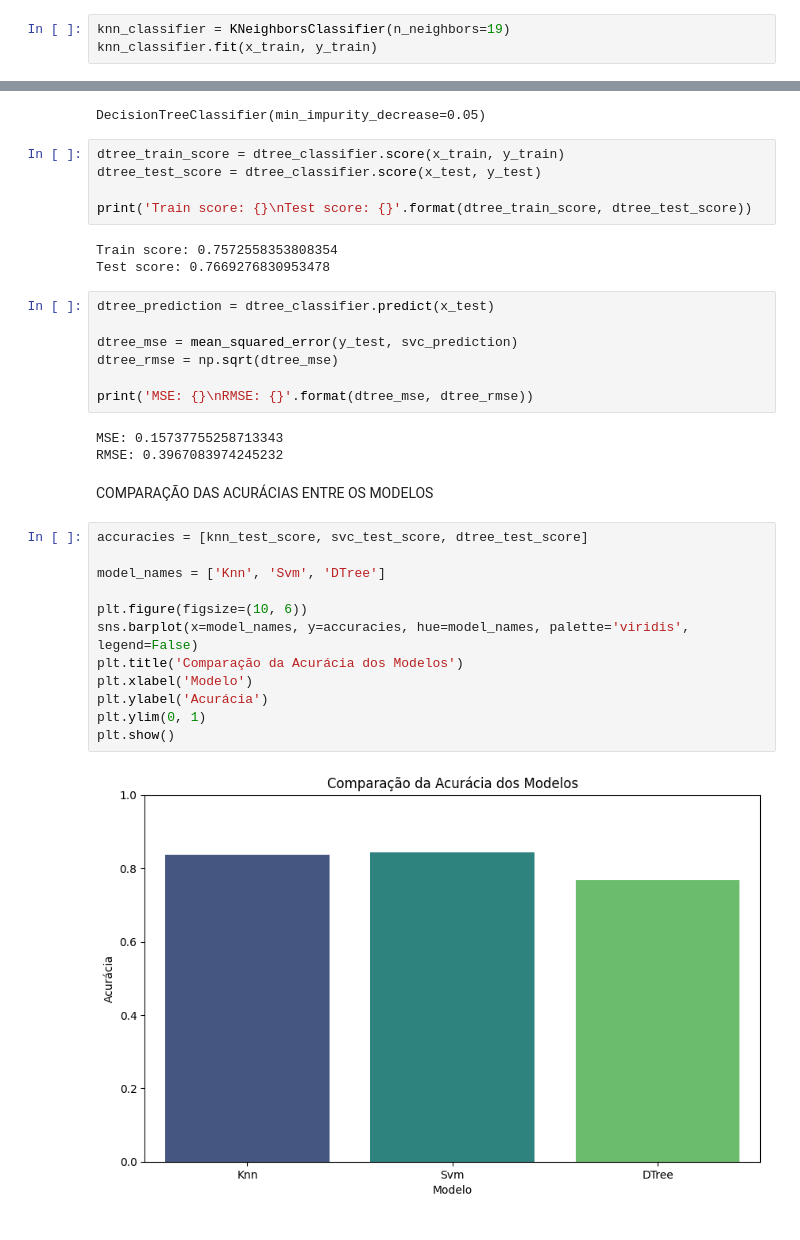
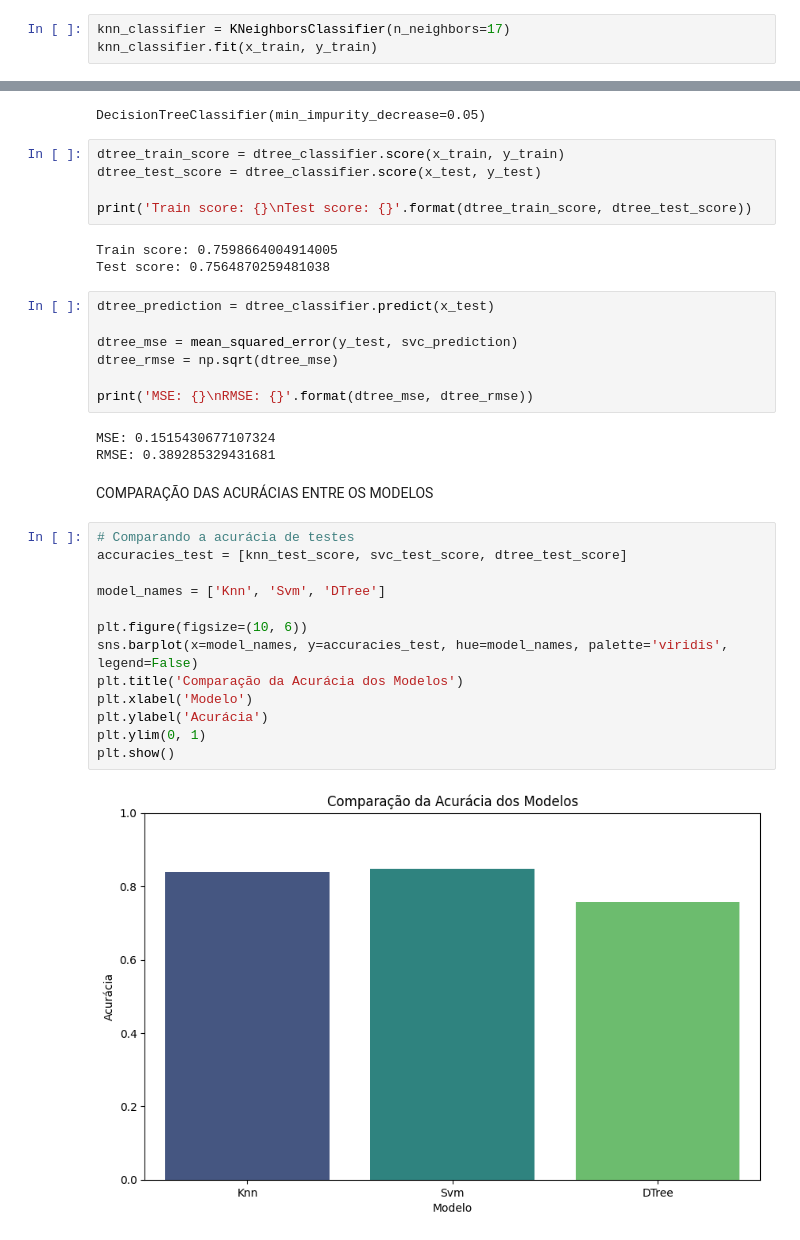
Before and after one commit to Cayros7k/a2-maapia, a Jupyter notebook: ap2.ipynb, the cells around one changed output, grey strips where cells are left out. Saved outputs shown, nothing was run; the diff lists cells and outputs as text.

```diff
--- a/ap2.ipynb
+++ b/ap2.ipynb
@@ -469,4 +469,4 @@ print(error_rate.index(np.min(error_rate)))
 # %%
-knn_classifier = KNeighborsClassifier(n_neighbors=19)
+knn_classifier = KNeighborsClassifier(n_neighbors=17)
 knn_classifier.fit(x_train, y_train)
 # %% [output]
@@ -527,8 +527,8 @@ dtree_test_score = dtree_classifier.score(x_test, y_test)
 
 print('Train score: {}\nTest score: {}'.format(dtree_train_score, dtree_test_score))
 # %% [output]
-Train score: 0.7572558353808354
-Test score: 0.7669276830953478
+Train score: 0.7598664004914005
+Test score: 0.7564870259481038
 # %%
 dtree_prediction = dtree_classifier.predict(x_test)
 
@@ -537,21 +537,22 @@ dtree_rmse = np.sqrt(dtree_mse)
 
 print('MSE: {}\nRMSE: {}'.format(dtree_mse, dtree_rmse))
 # %% [output]
-MSE: 0.15737755258713343
-RMSE: 0.3967083974245232
+MSE: 0.1515430677107324
+RMSE: 0.389285329431681
 # %% [markdown]
 COMPARAÇÃO DAS ACURÁCIAS ENTRE OS MODELOS
 # %%
-accuracies = [knn_test_score, svc_test_score, dtree_test_score]
+# Comparando a acurácia de testes
+accuracies_test = [knn_test_score, svc_test_score, dtree_test_score]
 
 model_names = ['Knn', 'Svm', 'DTree']
 
 plt.figure(figsize=(10, 6))
-sns.barplot(x=model_names, y=accuracies, hue=model_names, palette='viridis', legend=False)
+sns.barplot(x=model_names, y=accuracies_test, hue=model_names, palette='viridis', legend=False)
 plt.title('Comparação da Acurácia dos Modelos')
 plt.xlabel('Modelo')
 plt.ylabel('Acurácia')
 plt.ylim(0, 1)
 plt.show()
 # %% [output]
-[figure, old version]
+[figure, new version]
```
Also changed, not shown: parts of 9 cells of this notebook.
